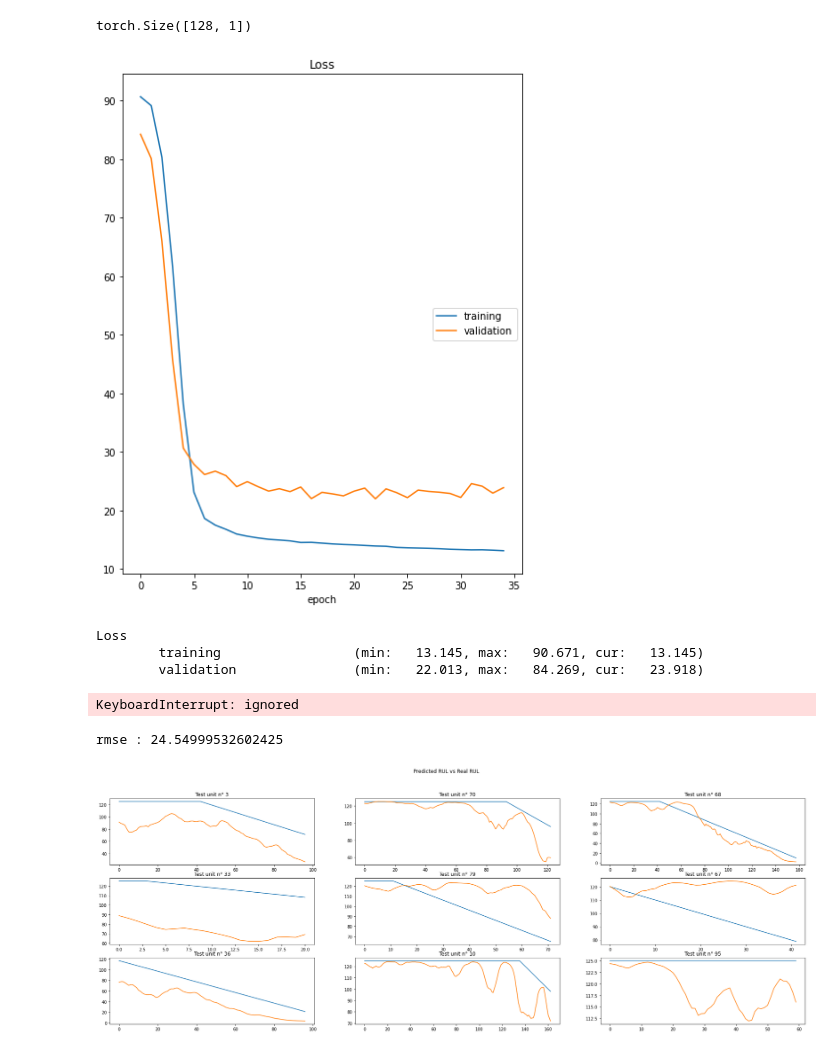
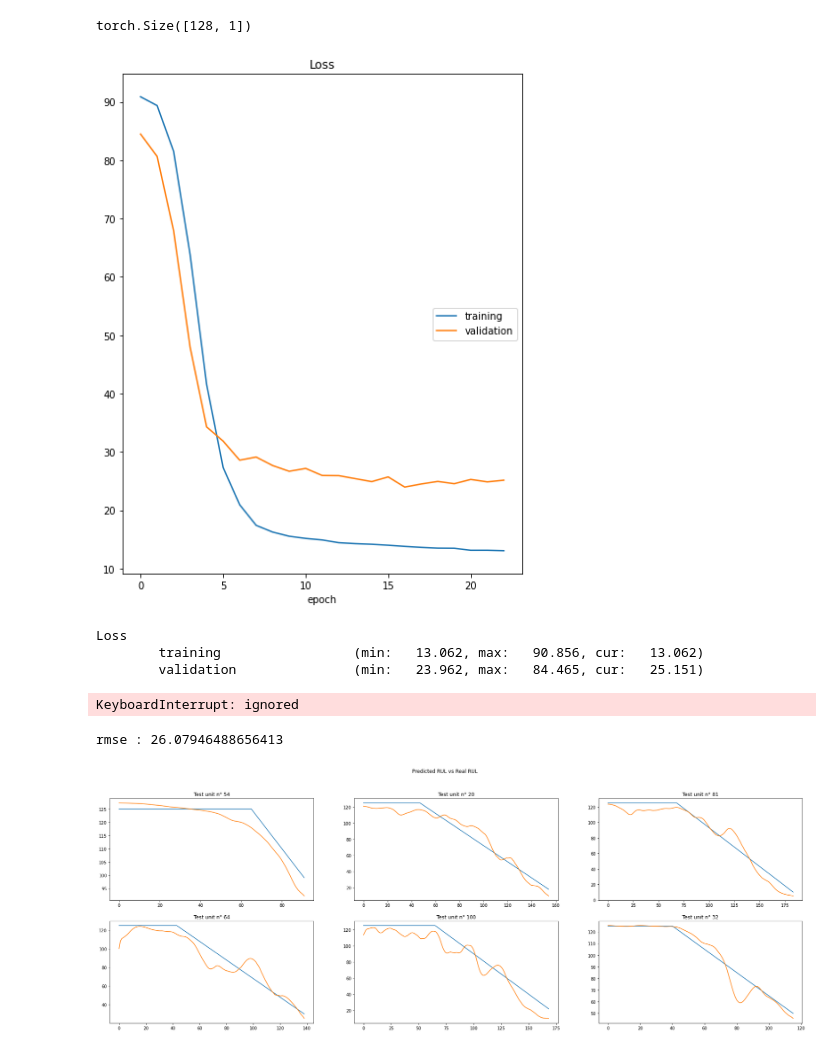
Before and after one commit to ettouilebouael/pdm-thesis, a Jupyter notebook: FD001_Turbo_Fan_RUL_estimation_with_LSTM.ipynb, the cells around one changed output. Cells and saved outputs as stored; diff of their text form; code cells hidden in the pictures.

```diff
--- a/FD001_Turbo_Fan_RUL_estimation_with_LSTM.ipynb
+++ b/FD001_Turbo_Fan_RUL_estimation_with_LSTM.ipynb
@@ -75,8 +75,6 @@ def condition_scaler(df):
       scaler.fit(df.loc[df['op_cond']==condition, sensor_col_names])
       df.loc[df['op_cond']==condition, sensor_col_names] = scaler.transform(df.loc[df['op_cond']==condition, sensor_col_names])
 
-  #df[features] = scaler.fit_transform(df[features])
-
   return df
 
 def exponential_smoothing(df, sensors):
@@ -89,6 +87,8 @@ def denoise(df, features):
   #    signal = df[df.unit_number == unit][var].values
   #    signal = denoise_wavelet(signal,wavelet='sym2', mode='soft', wavelet_levels=4, rescale_sigma=True)
   #    df.loc[df.unit_number == unit,var] = signal
+
+  df[features] = df.groupby('unit_number')[features].apply(lambda x: x.ewm(30).mean()).values
   return df
 
 def train_preprocessing(data_num,features, seq_len):
@@ -264,35 +261,35 @@ def fit(model, dataloader, epochs=10):
 
 fit(model, dataloader, epochs =100)
 # %% [output]
-[figure, old version]
+[figure, new version]
 Loss
-        training                 (min:   13.145, max:   90.671, cur:   13.145)
-        validation               (min:   22.013, max:   84.269, cur:   23.918)
+        training                 (min:   13.062, max:   90.856, cur:   13.062)
+        validation               (min:   23.962, max:   84.465, cur:   25.151)
 KeyboardInterrupt: ignored
 # %%
 def plot_test_predictions(model,data_num,features, seq_len):
   X , y, online_df_pred = online_pipeline(data_num, features, seq_len)
   loss = torch.nn.MSELoss()
   model.eval()
   model.to(device)
   with torch.no_grad():
     X = torch.from_numpy(X).float().to(device)
     y = torch.from_numpy(y).float().to(device)
     y_pred = model(X)
     mse = loss(y_pred, y.reshape(-1,1))
     online_df_pred.loc[:,'rul_pred'] = y_pred.cpu().numpy()
-  units = np.random.randint(1, online_df_pred.unit_number.max(), 9)
-  fig, axs = plt.subplots(3, 3, figsize=(30,10))
+  units = [54,20,81,64,100,32]
+  fig, axs = plt.subplots(2, 3, figsize=(30,10))
   fig.suptitle('Predicted RUL vs Real RUL')
   for ax, unit in zip(axs.flatten(), units):
     ax.plot(online_df_pred[online_df_pred.unit_number ==  unit]['rul'].values)
     ax.plot(online_df_pred[online_df_pred.unit_number ==  unit]['rul_pred'].values)
     ax.set_title(f'Test unit n° {unit}')
   plt.plot()
 
   print('rmse :', np.sqrt(mse.item()))
 
 plot_test_predictions(model,data_num,features,seq_len)
 # %% [output]
-rmse : 24.54999532602425
+rmse : 26.07946488656413
-[figure, old version]
+[figure, new version]
```
Also changed, not shown: parts of 1 cell of this notebook.
